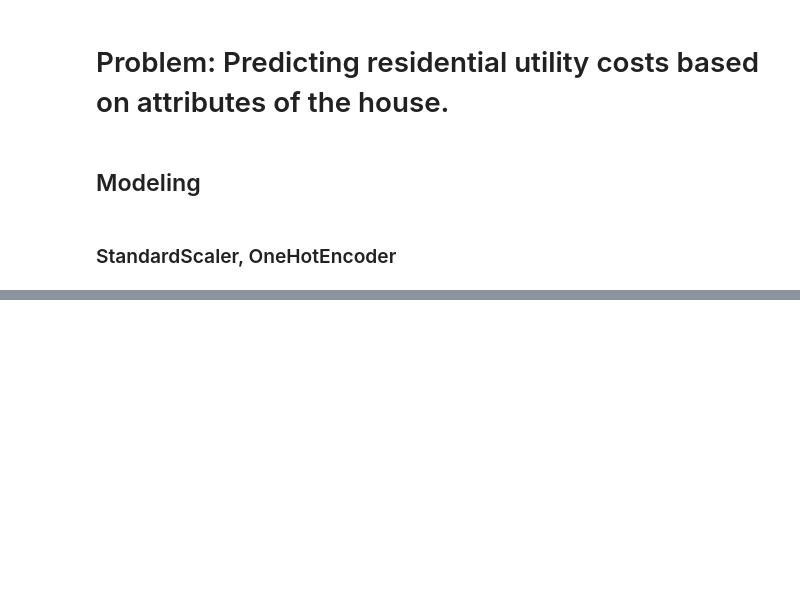
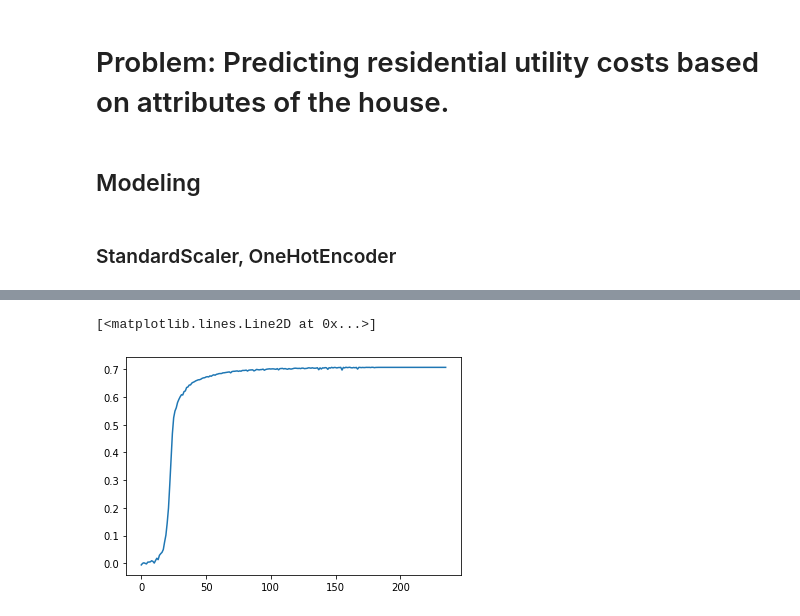
Before and after one commit to JuliaZozulia/Predicting_utilitiy_cost, a Jupyter notebook: Predicting residential utility costs based on attributes of the house .ipynb, the cells around one changed output, grey strips where cells are left out. Drawn from its saved outputs; the diff is of its cells as text; code cells hidden in the pictures; blank space fills up the shorter version.

```diff
--- a/Predicting residential utility costs based on attributes of the house .ipynb
+++ b/Predicting residential utility costs based on attributes of the house .ipynb
@@ -62,0 +215,5 @@ sorted(clf.cv_results_.keys())
+# %%
+plt.plot(gm_cv.best_estimator_.validation_scores_)
+# %% [output]
+[<matplotlib.lines.Line2D at 0x...>]
+[figure, added]
```
Also changed, not shown: parts of 56 cells of this notebook.
